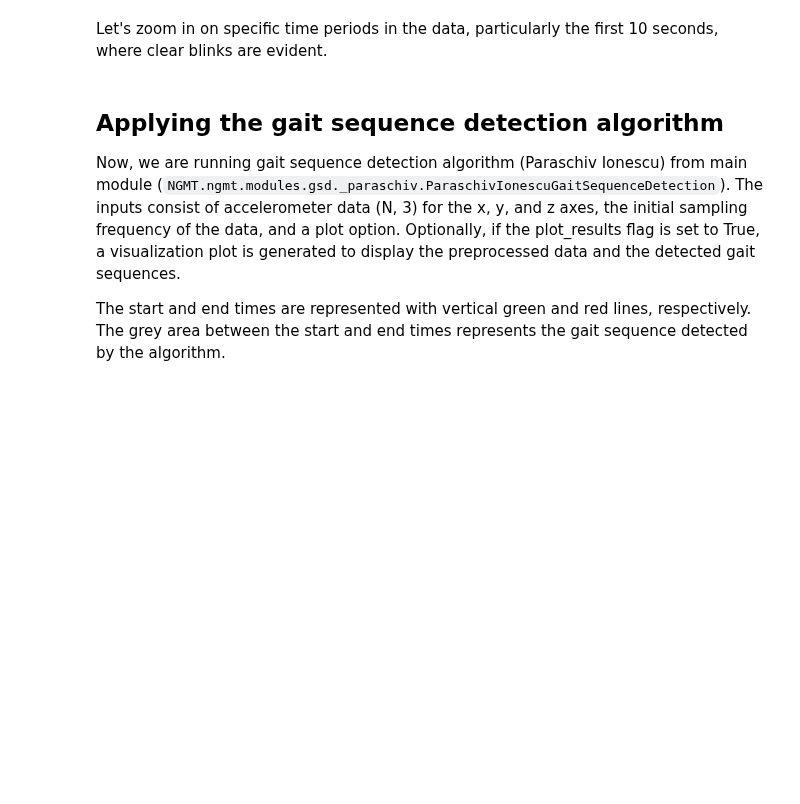
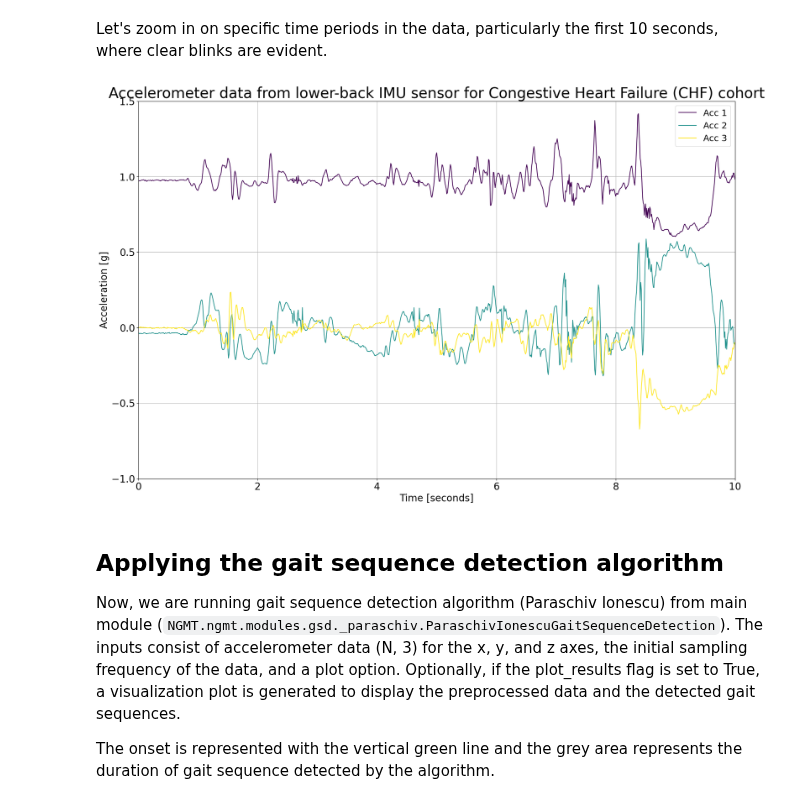
Before and after one commit to neurogeriatricskiel/KielMAT, a Jupyter notebook: examples/GSDB_example.ipynb, the cells around one changed output. Saved outputs shown, nothing was run; the diff lists cells and outputs as text; code cells hidden in the pictures; blank space fills up the shorter version.

```diff
--- a/examples/GSDB_example.ipynb
+++ b/examples/GSDB_example.ipynb
@@ -98,40 +108,45 @@ time_seconds = np.arange(num_samples) / sampling_frequency
 plt.figure(figsize=(22, 14))
 
 # Plot acceleration data for each axis with time on the x-axis
 for i in range(3):
     plt.plot(
-        time_seconds, acceleration_data[:, i], color=colors[i], label=f"Acc {i + 1}"
+        time_seconds,
+        acceleration_data[f"LowerBack_ACCEL_{chr(120 + i)}"],
+        color=colors[i],
+        label=f"Acc {i + 1}",
     )
 
 # Add labels and legends
 plt.xlabel("Time [seconds]", fontsize=20)
 plt.ylabel("Acceleration [g]", fontsize=20)
 plt.legend(fontsize=18)
 
 # Add a title
 plt.title(
     "Accelerometer data from lower-back IMU sensor for Congestive Heart Failure (CHF) cohort",
     fontsize=30,
 )
 
 # Customize font sizes
 plt.xticks(fontsize=20)
 plt.yticks(fontsize=20)
 
 # Set x-axis and y-axis limits for a specific duration (in seconds) and acceleration range
 plt.xlim(0, 10)
 plt.ylim(-1, 1.5)
 
 # Display a grid for reference
-plt.grid(visible=None, which="both", axis="both")  # Add a grid for reference
+plt.grid(visible=None, which="both", axis="both")
 
 # Show the plot
 plt.show()
+# %% [output]
+[figure, added]
 # %% [markdown]
 ## Applying the gait sequence detection algorithm
 Now, we are running gait sequence detection algorithm (Paraschiv Ionescu) from main module (`NGMT.ngmt.modules.gsd._paraschiv.ParaschivIonescuGaitSequenceDetection`).  The inputs consist of accelerometer data (N, 3) for the x, y, and z axes, the initial sampling frequency of the data, and a plot option. Optionally, if the plot_results flag is set to True, a visualization plot is generated to display the preprocessed data and the detected gait sequences.
 
-The start and end times are represented with vertical green and red lines, respectively. The grey area between the start and end times represents the gait sequence detected by the algorithm.
+The onset is represented with the vertical green line and the grey area represents the duration of gait sequence detected by the algorithm.
 # %%
 # Create an instance of the ParaschivIonescuGaitSequenceDetection class
 gsd = ParaschivIonescuGaitSequenceDetection(target_sampling_freq_Hz=40)
```
Also changed, not shown: parts of 6 cells of this notebook, 1 other file.
